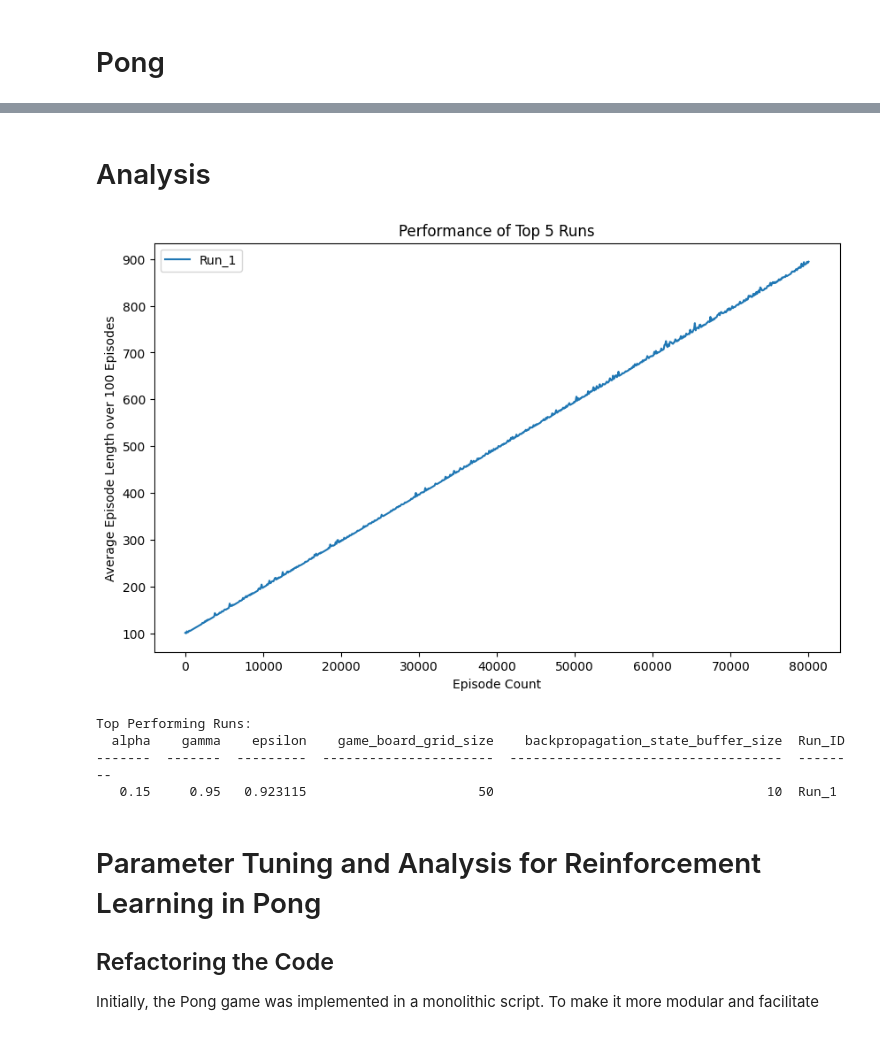
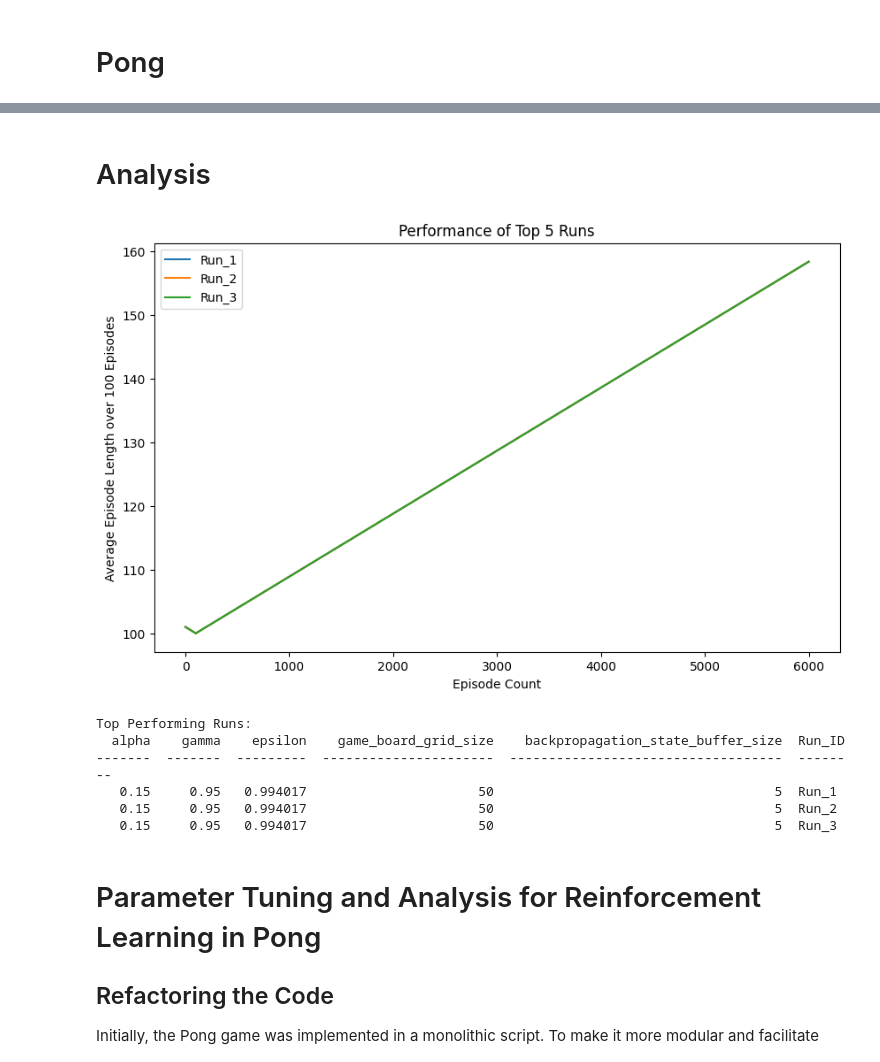
Before and after one commit to joereger/AI-PongReinforcementLearning, a Jupyter notebook: Teaching AI to Play Pong with PyTorch Neural Net.ipynb, the cells around one changed output, grey strips where cells are left out. Saved outputs shown, nothing was run; the diff lists cells and outputs as text; code cells hidden in the pictures.

```diff
--- a/Teaching AI to Play Pong with PyTorch Neural Net.ipynb
+++ b/Teaching AI to Play Pong with PyTorch Neural Net.ipynb
@@ -510,5 +507,5 @@ INFO:root:All parameter tuning runs completed.
-# %% [markdown]
-# Analysis
+# %% [markdown]
+# Analysis
 # %%
 import pandas as pd
 import pickle
@@ -516,7 +513,7 @@ from tabulate import tabulate
 import matplotlib.pyplot as plt
 
 # Load the data from the pickle file
-with open("data/v22-PyTorch-ParamTest-All-Results.pkl", "rb") as f:
+with open("data/v26-PyTorch-ParamTest-All-Results.pkl", "rb") as f:
     all_results = pickle.load(f)
 
 # Initialize empty lists to store config and metrics data
@@ -559,38 +556,40 @@ metrics_list = []
 # Loop through the top 5 runs to plot and collect summaries
 for index, row in top_5_runs.iterrows():
     # Extract the config and metrics for this run
     config = row[['alpha', 'gamma', 'epsilon', 'game_board_grid_size', 'backpropagation_state_buffer_size']]
     metrics = row['KR_avg_episode_length_every_100_episodes']
 
     # Generate a short identifier for the run
     short_id = f"Run_{index+1}"
 
     # Plotting
     plt.plot(list(metrics.keys()), list(metrics.values()), label=short_id)
 
     # Collect data for Text Summary
     config['Run_ID'] = short_id
     config_list.append(config)
     metrics_list.append({"Run_ID": short_id, "Last_Avg_Ep_Length": list(metrics.values())[-1]})
 
 # Add legend to the plot
 plt.legend()
 plt.xlabel('Episode Count')
 plt.ylabel('Average Episode Length over 100 Episodes')
 plt.title("Performance of Top 5 Runs")
 plt.show()
 
 # Print out the text summaries
 print("Top Performing Runs:")
 print(tabulate(config_list, headers="keys"))
 #print("Metrics:")
 #print(tabulate(metrics_list, headers="keys"))
 # %% [output]
-[figure, old version]
+[figure, new version]
 Top Performing Runs:
   alpha    gamma    epsilon    game_board_grid_size    backpropagation_state_buffer_size  Run_ID
 -------  -------  ---------  ----------------------  -----------------------------------  --------
-   0.15     0.95   0.923115                      50                                   10  Run_1
+   0.15     0.95   0.994017                      50                                    5  Run_1
+   0.15     0.95   0.994017                      50                                    5  Run_2
+   0.15     0.95   0.994017                      50                                    5  Run_3
 # %% [markdown]
 # Parameter Tuning and Analysis for Reinforcement Learning in Pong
 
```
Also changed, not shown: parts of 1 cell of this notebook, 1 other file.
